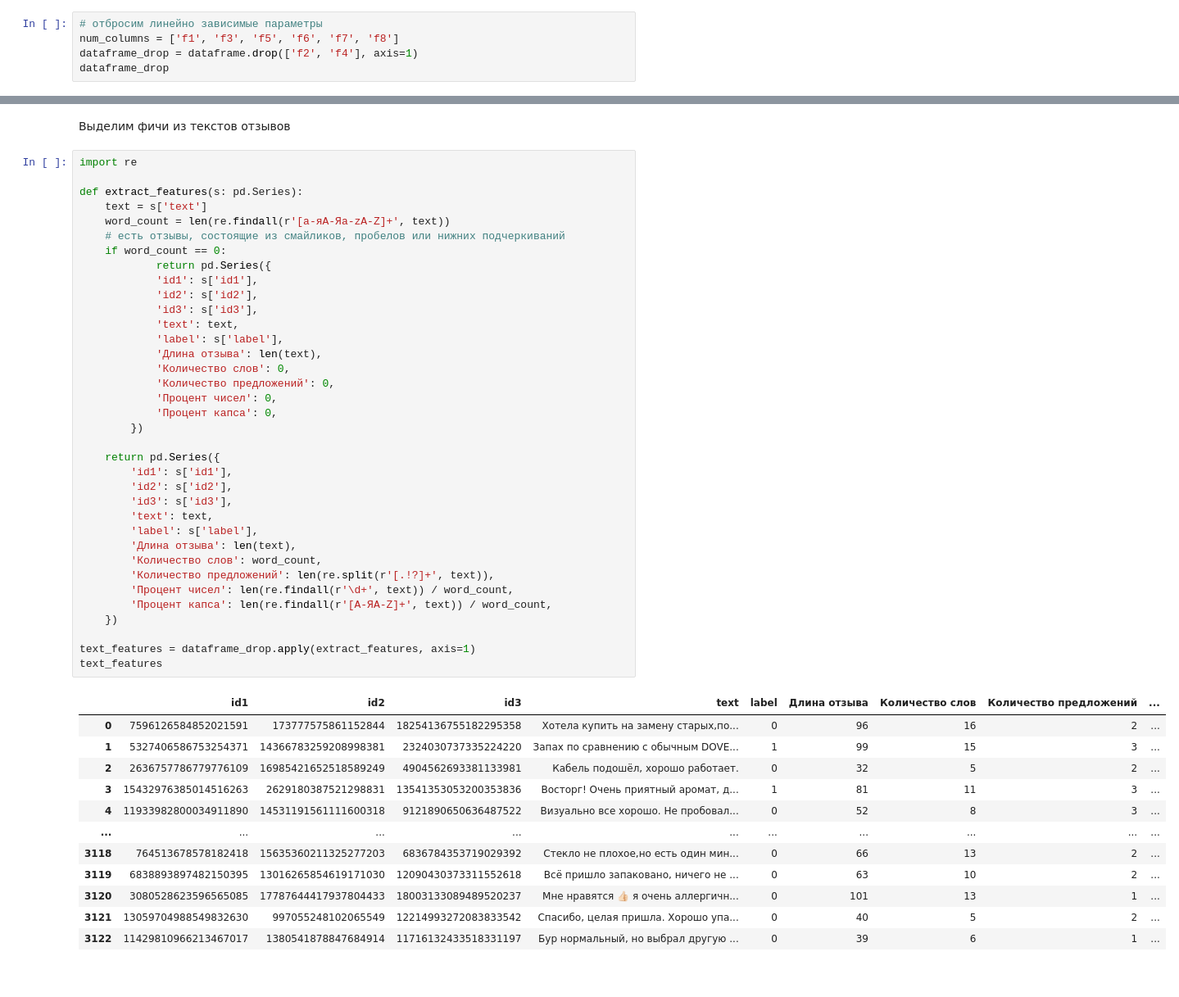
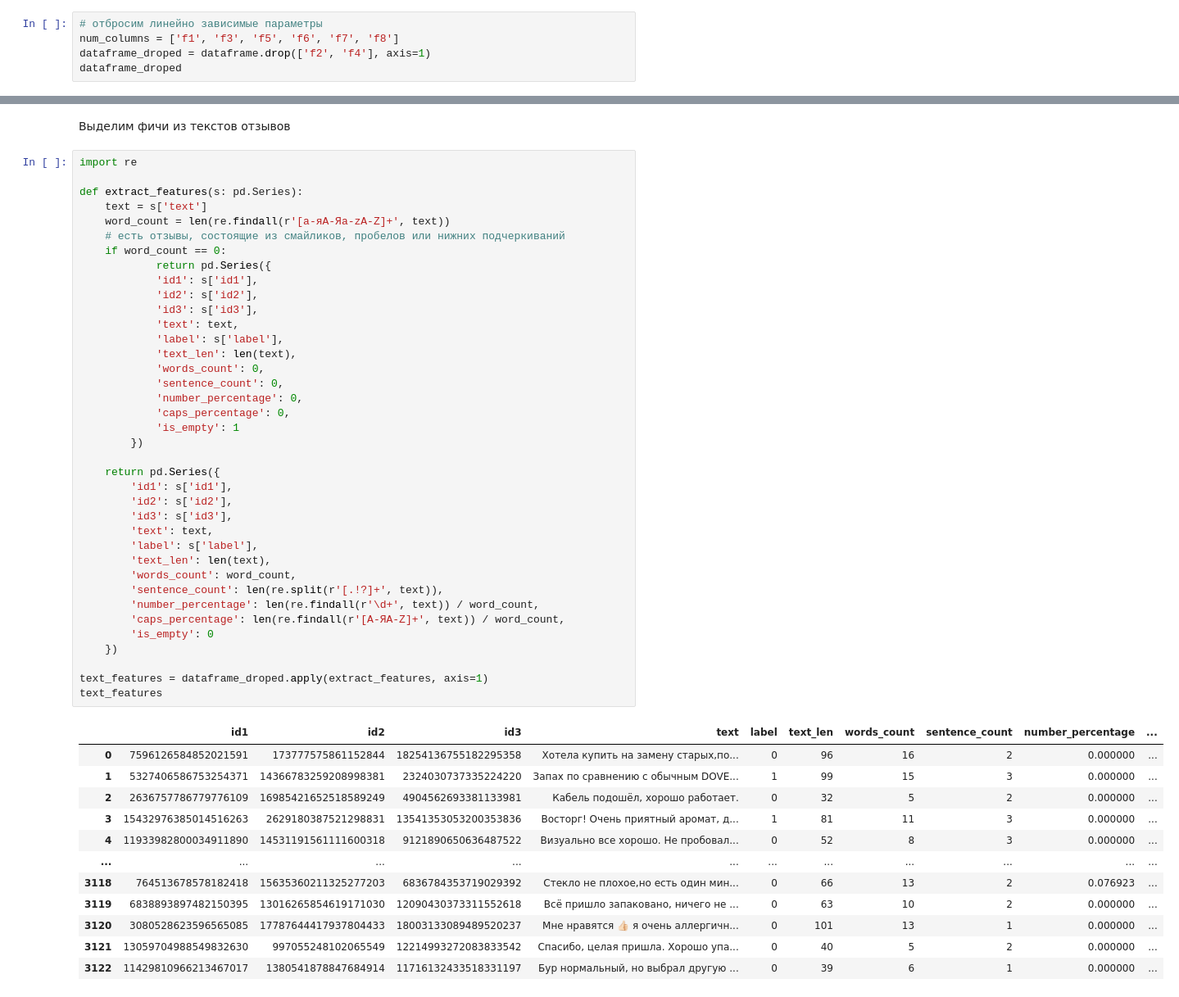
Before and after one commit to BuldakovN/WB, a Jupyter notebook: WB.ipynb, the cells around one changed output, grey strips where cells are left out. Shown: that part at 82% size. Cells and saved outputs as stored; diff of their text form.

```diff
--- a/WB.ipynb
+++ b/WB.ipynb
@@ -117,8 +112,8 @@ plt.show()
 # %%
 # отбросим линейно зависимые параметры
 num_columns = ['f1', 'f3', 'f5', 'f6', 'f7', 'f8']
-dataframe_drop = dataframe.drop(['f2', 'f4'], axis=1)
-dataframe_drop
+dataframe_droped = dataframe.drop(['f2', 'f4'], axis=1)
+dataframe_droped
 # %% [output]
 |  | id1 | id2 | id3 | text | f1 | f3 | f5 | f6 | f7 | f8 | label |
 | 0 | 7596126584852021591 | 173777575861152844 | 18254136755182295358 | Хотела купить на замену старых,по... | 1 | 1.000000 | 13 | 4.272727 | 18 | 36 | 0 |
@@ -165,49 +160,51 @@ dataframe_drop.loc[:10, 'text':]
 # %%
 import re
 
 def extract_features(s: pd.Series):
     text = s['text']
     word_count = len(re.findall(r'[а-яА-Яa-zA-Z]+', text))
     # есть отзывы, состоящие из смайликов, пробелов или нижних подчеркиваний
     if word_count == 0:
             return pd.Series({
             'id1': s['id1'],
             'id2': s['id2'],
             'id3': s['id3'],
             'text': text,
             'label': s['label'],
-            'Длина отзыва': len(text),
-            'Количество слов': 0,
-            'Количество предложений': 0,
-            'Процент чисел': 0,
-            'Процент капса': 0,
+            'text_len': len(text),
+            'words_count': 0,
+            'sentence_count': 0,
+            'number_percentage': 0,
+            'caps_percentage': 0,
+            'is_empty': 1
         })
 
     return pd.Series({
         'id1': s['id1'],
         'id2': s['id2'],
         'id3': s['id3'],
         'text': text,
         'label': s['label'],
-        'Длина отзыва': len(text),
-        'Количество слов': word_count,
-        'Количество предложений': len(re.split(r'[.!?]+', text)),
-        'Процент чисел': len(re.findall(r'\d+', text)) / word_count,
-        'Процент капса': len(re.findall(r'[А-ЯA-Z]+', text)) / word_count,
+        'text_len': len(text),
+        'words_count': word_count,
+        'sentence_count': len(re.split(r'[.!?]+', text)),
+        'number_percentage': len(re.findall(r'\d+', text)) / word_count,
+        'caps_percentage': len(re.findall(r'[А-ЯA-Z]+', text)) / word_count,
+        'is_empty': 0
     })
 
-text_features = dataframe_drop.apply(extract_features, axis=1)
+text_features = dataframe_droped.apply(extract_features, axis=1)
 text_features
 # %% [output]
-|  | id1 | id2 | id3 | text | label | Длина отзыва | Количество слов | Количество предложений | ... |
-| 0 | 7596126584852021591 | 173777575861152844 | 18254136755182295358 | Хотела купить на замену старых,по... | 0 | 96 | 16 | 2 | ... |
-| 1 | 5327406586753254371 | 14366783259208998381 | 2324030737335224220 | Запах по сравнению с обычным DOVE... | 1 | 99 | 15 | 3 | ... |
-| 2 | 2636757786779776109 | 16985421652518589249 | 4904562693381133981 | Кабель подошёл, хорошо работает. | 0 | 32 | 5 | 2 | ... |
-| 3 | 15432976385014516263 | 2629180387521298831 | 13541353053200353836 | Восторг! Очень приятный аромат, д... | 1 | 81 | 11 | 3 | ... |
-| 4 | 11933982800034911890 | 14531191561111600318 | 9121890650636487522 | Визуально все хорошо. Не пробовал... | 0 | 52 | 8 | 3 | ... |
-| ... | ... | ... | ... | ... | ... | ... | ... | ... | ... |
-| 3118 | 764513678578182418 | 15635360211325277203 | 6836784353719029392 | Стекло не плохое,но есть один мин... | 0 | 66 | 13 | 2 | ... |
-| 3119 | 6838893897482150395 | 13016265854619171030 | 12090430373311552618 | Всё пришло запаковано, ничего не ... | 0 | 63 | 10 | 2 | ... |
-| 3120 | 3080528623596565085 | 17787644417937804433 | 18003133089489520237 | Мне нравятся 👍🏻 я очень аллергичн... | 0 | 101 | 13 | 1 | ... |
-| 3121 | 13059704988549832630 | 997055248102065549 | 12214993272083833542 | Спасибо, целая пришла. Хорошо упа... | 0 | 40 | 5 | 2 | ... |
-| 3122 | 11429810966213467017 | 1380541878847684914 | 11716132433518331197 | Бур нормальный, но выбрал другую ... | 0 | 39 | 6 | 1 | ... |
+|  | id1 | id2 | id3 | text | label | text_len | words_count | sentence_count | number_percentage | ... |
+| 0 | 7596126584852021591 | 173777575861152844 | 18254136755182295358 | Хотела купить на замену старых,по... | 0 | 96 | 16 | 2 | 0.000000 | ... |
+| 1 | 5327406586753254371 | 14366783259208998381 | 2324030737335224220 | Запах по сравнению с обычным DOVE... | 1 | 99 | 15 | 3 | 0.000000 | ... |
+| 2 | 2636757786779776109 | 16985421652518589249 | 4904562693381133981 | Кабель подошёл, хорошо работает. | 0 | 32 | 5 | 2 | 0.000000 | ... |
+| 3 | 15432976385014516263 | 2629180387521298831 | 13541353053200353836 | Восторг! Очень приятный аромат, д... | 1 | 81 | 11 | 3 | 0.000000 | ... |
+| 4 | 11933982800034911890 | 14531191561111600318 | 9121890650636487522 | Визуально все хорошо. Не пробовал... | 0 | 52 | 8 | 3 | 0.000000 | ... |
+| ... | ... | ... | ... | ... | ... | ... | ... | ... | ... | ... |
+| 3118 | 764513678578182418 | 15635360211325277203 | 6836784353719029392 | Стекло не плохое,но есть один мин... | 0 | 66 | 13 | 2 | 0.076923 | ... |
+| 3119 | 6838893897482150395 | 13016265854619171030 | 12090430373311552618 | Всё пришло запаковано, ничего не ... | 0 | 63 | 10 | 2 | 0.000000 | ... |
+| 3120 | 3080528623596565085 | 17787644417937804433 | 18003133089489520237 | Мне нравятся 👍🏻 я очень аллергичн... | 0 | 101 | 13 | 1 | 0.000000 | ... |
+| 3121 | 13059704988549832630 | 997055248102065549 | 12214993272083833542 | Спасибо, целая пришла. Хорошо упа... | 0 | 40 | 5 | 2 | 0.000000 | ... |
+| 3122 | 11429810966213467017 | 1380541878847684914 | 11716132433518331197 | Бур нормальный, но выбрал другую ... | 0 | 39 | 6 | 1 | 0.000000 | ... |
```
Also changed, not shown: parts of 38 cells of this notebook, 9 other files.
